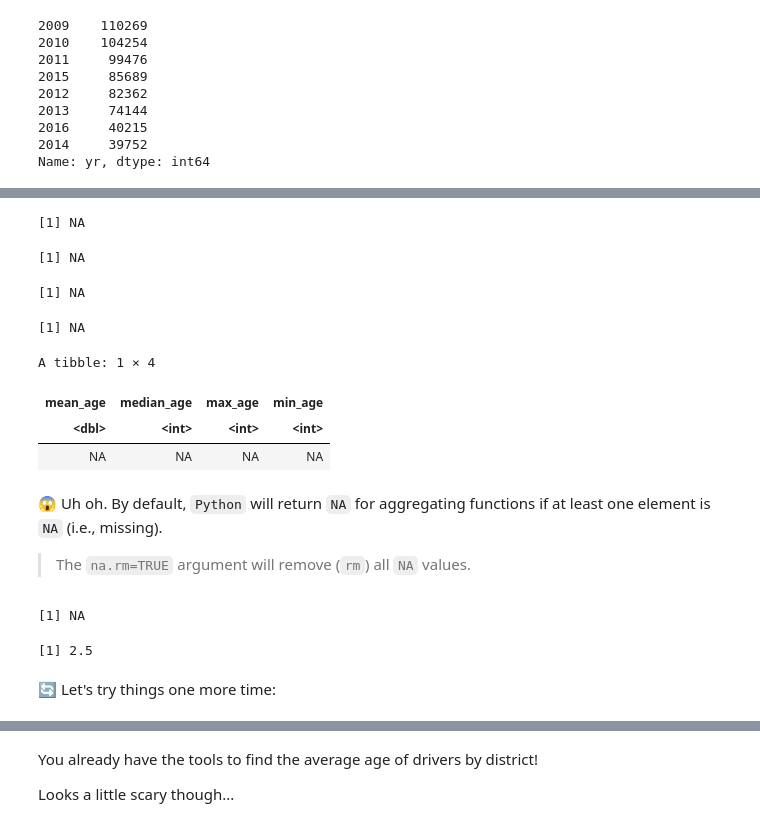
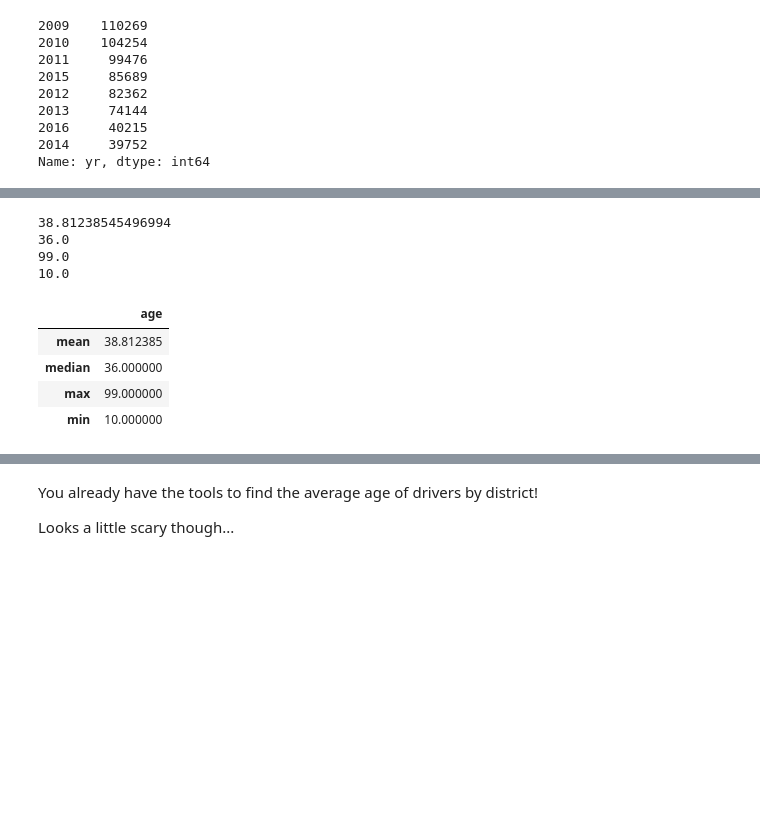
Before and after one commit to joshuagrossman/dsb-win-2023, a Jupyter notebook: opp-munging-plotting/opp-1-answers-python.ipynb, the cells around one changed output, grey strips where cells are left out. Cells and saved outputs as stored; diff of their text form; code cells hidden in the pictures; blank space fills up the shorter version.

Commit message:
adding python opp part 1 tutorials

```diff
--- a/opp-munging-plotting/opp-1-answers-python.ipynb
+++ b/opp-munging-plotting/opp-1-answers-python.ipynb
@@ -353,36 +315,24 @@ Problem: We want to aggregate the values in a column. To do this, we use `summar
 # %%
 # Old method.
-mean(stops_2015$age)
-median(stops_2015$age)
-max(stops_2015$age)
-min(stops_2015$age)
+print(stops_2015.age.mean())
+print(stops_2015.age.median())
+print(stops_2015.age.max())
+print(stops_2015.age.min())
 
 # New method!
-stops_2015 %>%
-    summarize(
-        mean_age = mean(age),
-        median_age = median(age),
-        max_age = max(age),
-        min_age = min(age)
-    )
+(
+    stops_2015
+    .agg({
+        'age' : ['mean', 'median', 'max', 'min']
+    })
+)
 # %% [output]
-[1] NA
+38.81238545496994
+36.0
+99.0
+10.0
-[1] NA
-[1] NA
-[1] NA
-A tibble: 1 × 4
-| mean_age | median_age | max_age | min_age |
-| <dbl> | <int> | <int> | <int> |
-| NA | NA | NA | NA |
+|  | age |
+| mean | 38.812385 |
+| median | 36.000000 |
+| max | 99.000000 |
+| min | 10.000000 |
-# %% [markdown]
-😱 Uh oh. By default, `Python` will return `NA` for aggregating functions if at least one element is `NA` (i.e., missing).
-
-> The `na.rm=TRUE` argument will remove (`rm`) all `NA` values.
-# %%
-mean(c(1, 2, 3, 4, NA))
-mean(c(1, 2, 3, 4, NA), na.rm=TRUE)
-# %% [output]
-[1] NA
-[1] 2.5
-# %% [markdown]
-🔄 Let's try things one more time:
```
Also changed, not shown: parts of 45 cells of this notebook, 1 other file.
